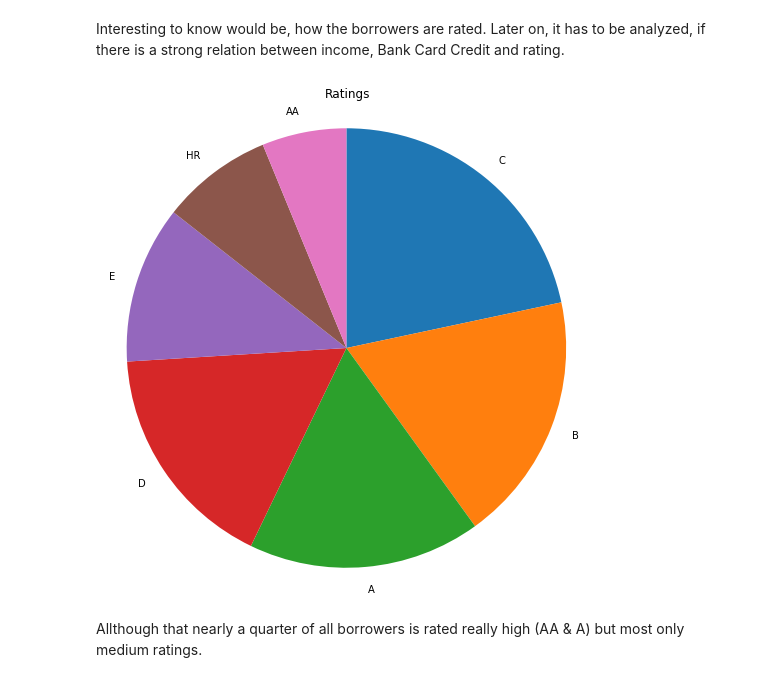
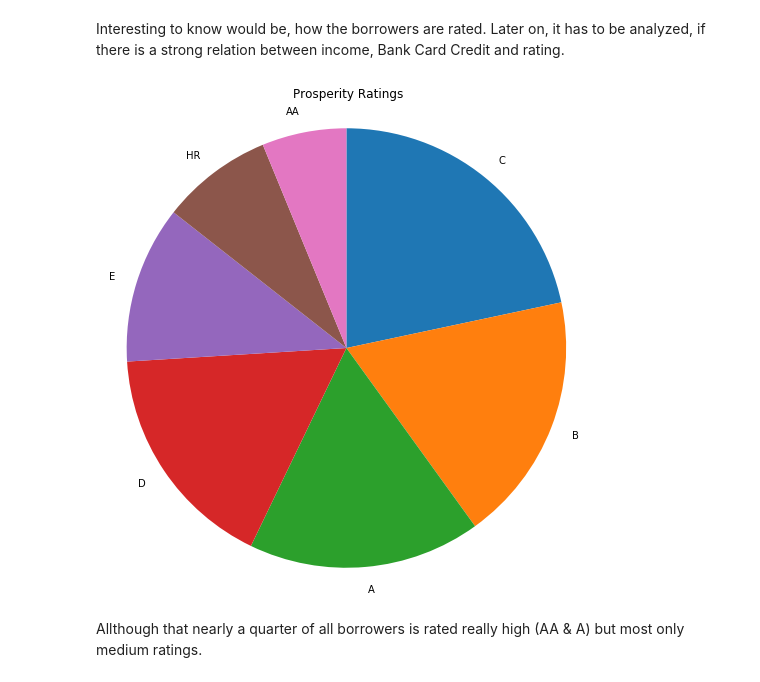
Before and after one commit to Warwick2k/Data_Visualization, a Jupyter notebook: Exploration_Hagemann.ipynb, the cells around one changed output. Drawn from its saved outputs; the diff is of its cells as text; code cells hidden in the pictures.

```diff
--- a/Exploration_Hagemann.ipynb
+++ b/Exploration_Hagemann.ipynb
@@ -279,13 +279,13 @@ Interesting to know would be, how the borrowers are rated. Later on, it has to b
 # %%
 plt.figure(figsize = [16, 9])
 
 sorted_counts = df_limit['ProsperRating (Alpha)'].value_counts()
 plt.pie(sorted_counts, labels = sorted_counts.index, startangle = 90,
         counterclock = False);
 plt.axis('square')
-plt.title('Ratings');
+plt.title('Prosperity Ratings');
 # %% [output]
-[figure, old version]
+[figure, new version]
 # %% [markdown]
 Allthough that nearly a quarter of all borrowers is rated really high (AA & A) but most only medium ratings.
 # %% [markdown]
```
Also changed, not shown: parts of 12 cells of this notebook.
